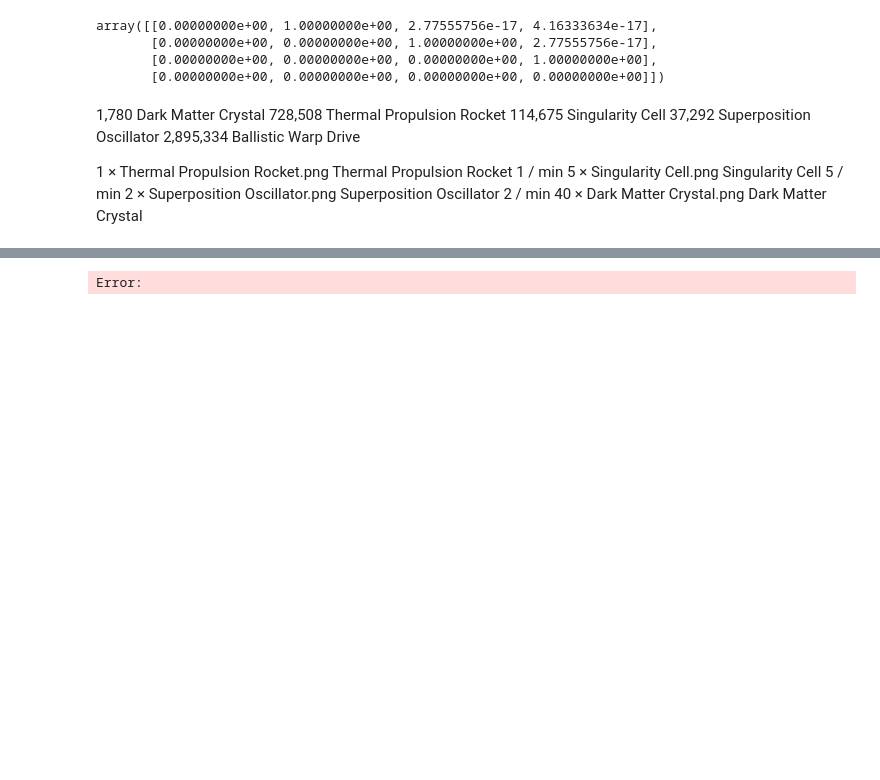
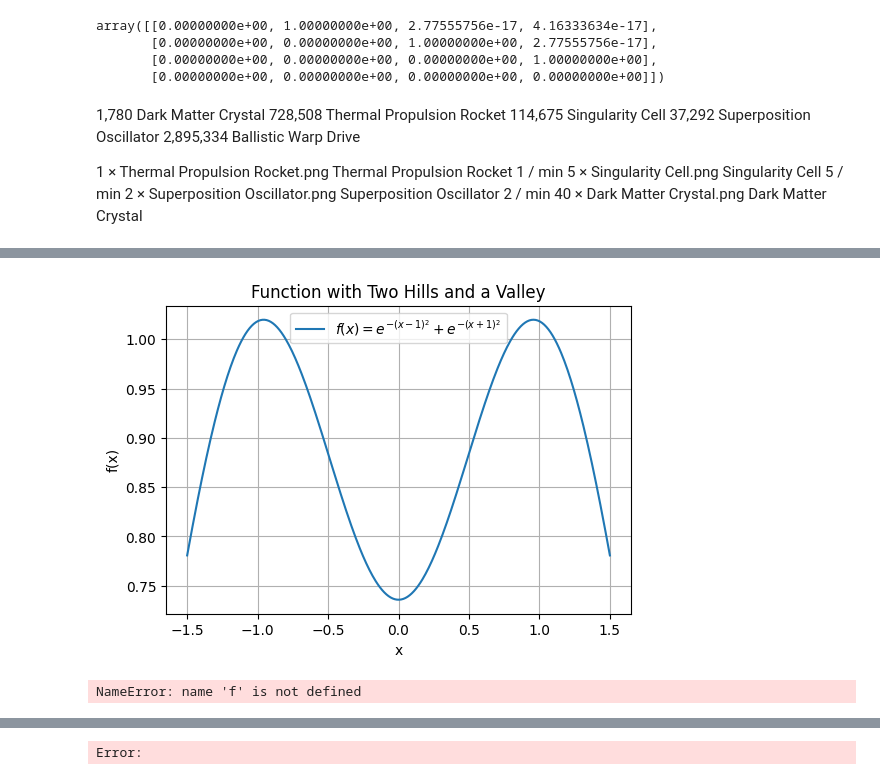
Before and after one commit to gadial/blog, a Jupyter notebook: Notebooks/sandbox.ipynb, the cells around one changed output, grey strips where cells are left out. Saved outputs shown, nothing was run; the diff lists cells and outputs as text; code cells hidden in the pictures; blank space fills up the shorter version.

```diff
--- a/Notebooks/sandbox.ipynb
+++ b/Notebooks/sandbox.ipynb
@@ -120,0 +193,53 @@ Dark Matter Crystal
+# %%
+import numpy as np
+import matplotlib.pyplot as plt
+
+# Define the range of x-values
+x = np.linspace(-1.5, 1.5, 400)
+
+# Define the function with two "hills"
+y = np.exp(-(x - 1)**2) + np.exp(-(x + 1)**2)
+
+# Create the plot
+plt.figure(figsize=(6, 4))
+plt.plot(x, y, label=r'$f(x) = e^{-(x-1)^2} + e^{-(x+1)^2}$')
+
+# Decorate the plot
+plt.title("Function with Two Hills and a Valley")
+plt.xlabel("x")
+plt.ylabel("f(x)")
+plt.grid(True)
+plt.legend()
+plt.show()
+# %% [output]
+[figure, added]
+# %%
+# Prepare data for plotting
+x_vals = np.linspace(-3, 3, 400)
+y_vals = f(x_vals)
+
+# We'll define a smaller range for the tangent line,
+# starting near the summit (say x_m - 0.2) and moving left
+# toward the valley (x=0).
+x_tan = np.linspace(x_m - 0.2, 0.0, 50)  # from near summit toward the valley
+y_tan = tangent_line(x_tan, x_m, y_m, slope_m)
+
+plt.figure(figsize=(7,5))
+
+# Plot the main function
+plt.plot(x_vals, y_vals, 'b', label=r'$f(x) = e^{-(x-1)^2} + e^{-(x+1)^2}$')
+
+# Highlight the summit point
+plt.plot(x_m, y_m, 'ro', label="Right-hand summit")
+
+# Plot the tangent line
+plt.plot(x_tan, y_tan, 'r--', label="Tangent line at summit")
+
+plt.title("Two Hills and a Valley + Tangent at the Right Summit")
+plt.xlabel("x")
+plt.ylabel("f(x)")
+plt.grid(True)
+plt.legend()
+plt.show()
+# %% [output]
+NameError: name 'f' is not defined
```
Also changed, not shown: parts of 10 cells of this notebook, 5 other files.
